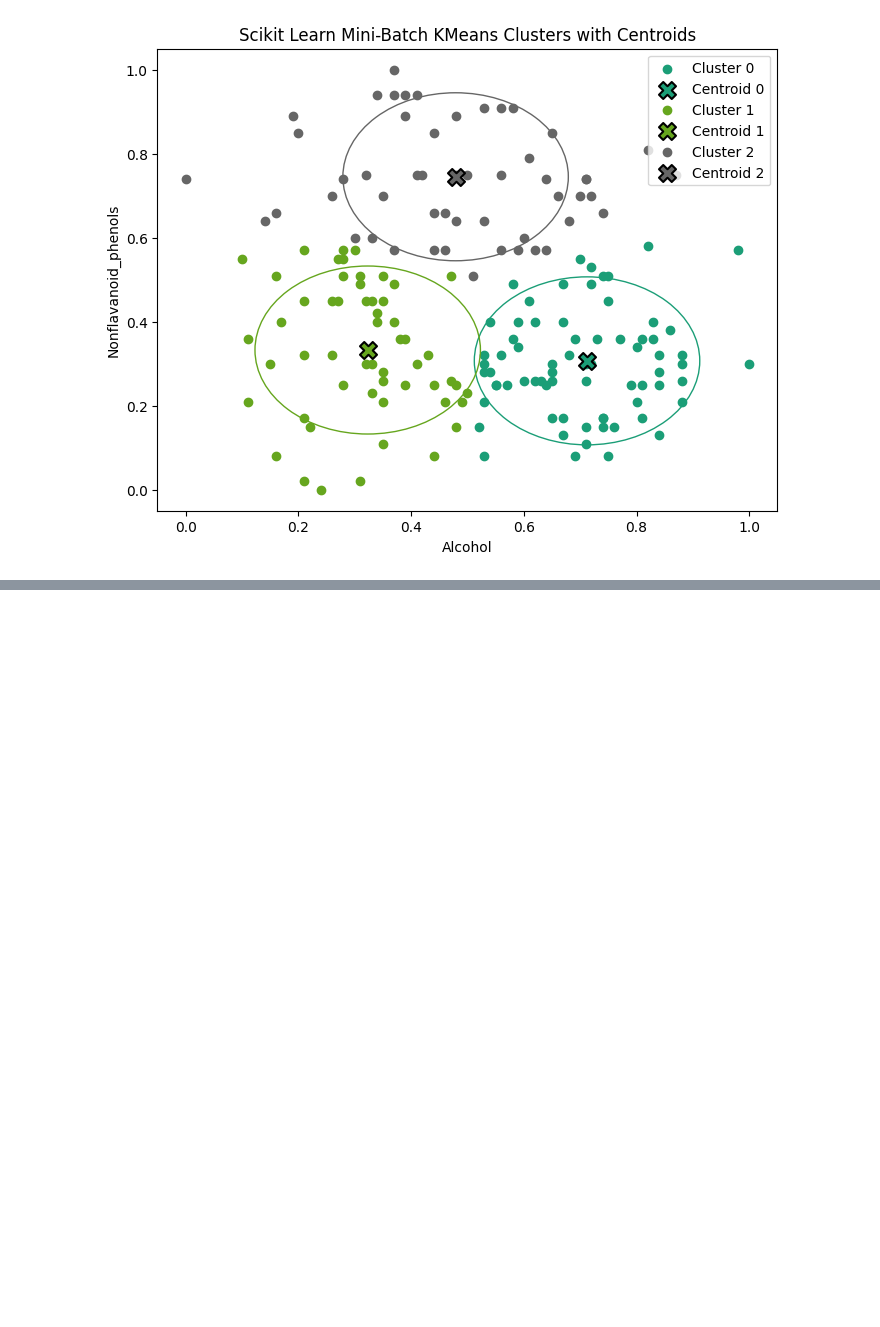
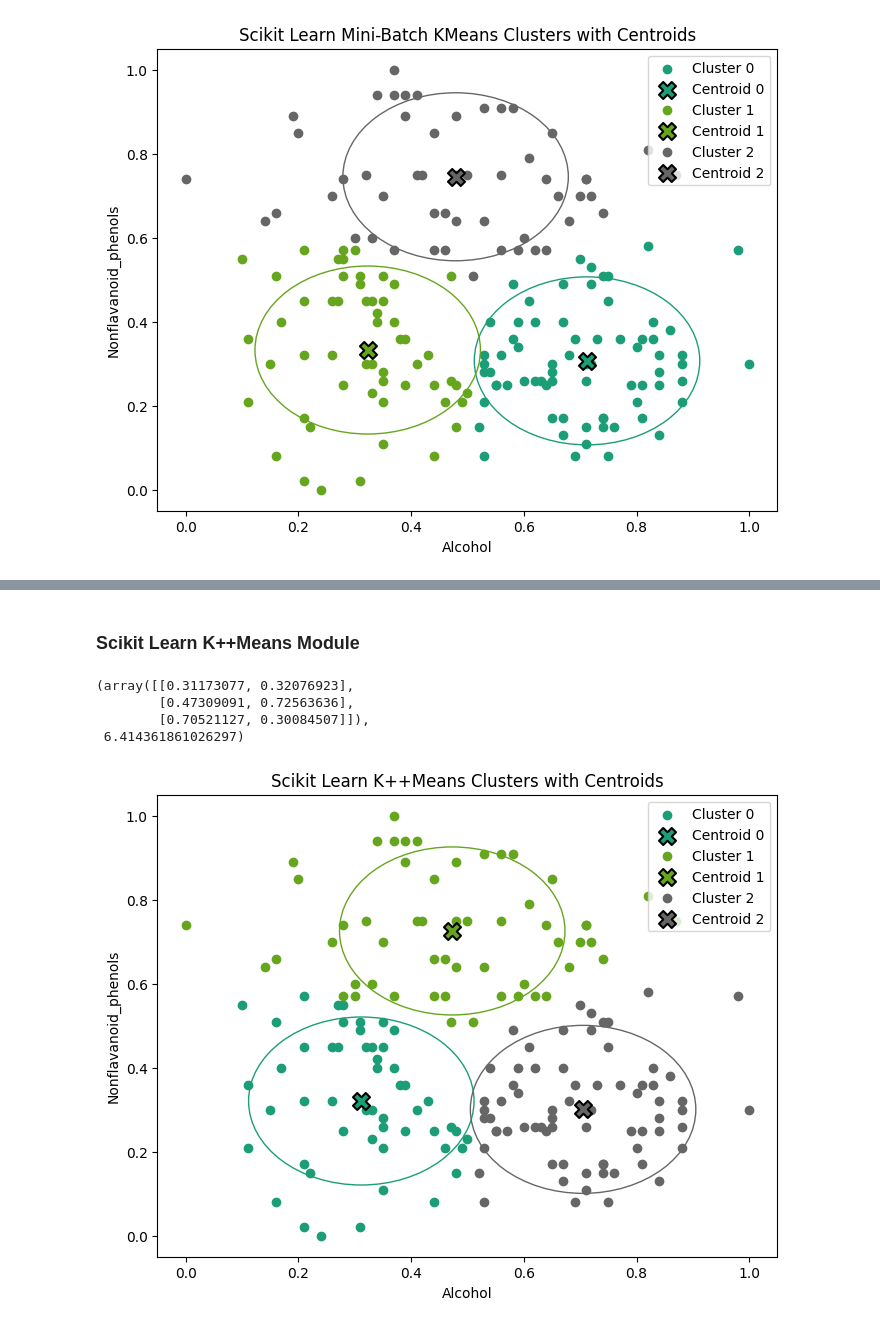
Before and after one commit to modelverseml/ml_clustering, a Jupyter notebook: ml_custering.ipynb, the cells around one changed output, grey strips where cells are left out. Drawn from its saved outputs; the diff is of its cells as text; code cells hidden in the pictures; blank space fills up the shorter version.

```diff
--- a/ml_custering.ipynb
+++ b/ml_custering.ipynb
@@ -202,0 +226,21 @@ plot_clusters(wine_metrics_df,scikit_mbkmeans_centers,scikit_mbkmeans_clusters,
+# %% [markdown]
+### Scikit Learn K++Means Module
+# %%
+from sklearn.cluster import KMeans
+
+kppmeans = KMeans(n_clusters=number_of_clusters,init='k-means++',random_state=42)
+scikit_kppmeans_clusters = kppmeans.fit_predict(wine_metrics_df)
+scikit_kppmeans_centers = kppmeans.cluster_centers_
+scikit_kppmeans_inertia = kppmeans.inertia_
+scikit_kppmeans_centers,scikit_kppmeans_inertia
+# %% [output]
+(array([[0.31173077, 0.32076923],
+        [0.47309091, 0.72563636],
+        [0.70521127, 0.30084507]]),
+ 6.414361861026297)
+# %%
+plot_clusters(wine_metrics_df,scikit_kppmeans_centers,scikit_kppmeans_clusters,
+              "Scikit Learn K++Means Clusters with Centroids"
+              )
+# %% [output]
+[figure, added]
```
Also changed, not shown: parts of 10 cells of this notebook, 1 other file.
